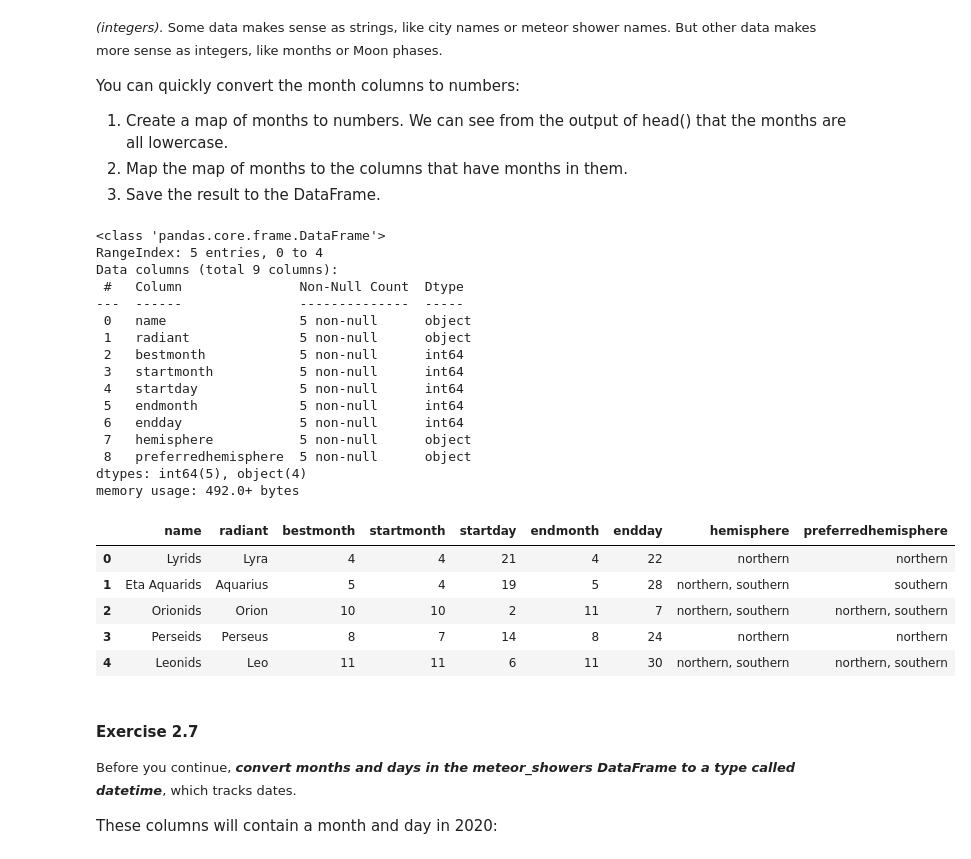
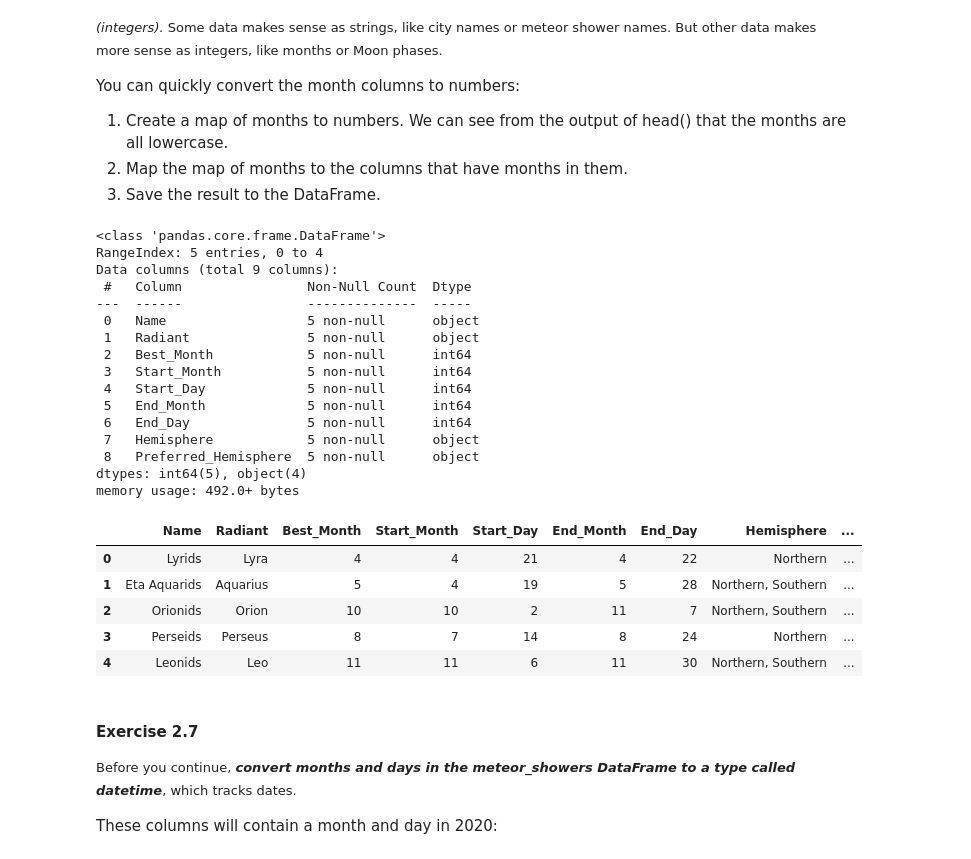
Before and after one commit to pmikaelah/Learn-Microsoft-Learning-Path-1-Explore-space-with-Python-and-Visual-Studio-Code, a Jupyter notebook: [main notebook] over-the-moon/module-2_meteor-showers/meteor-showers.ipynb, the cells around one changed output. Drawn from its saved outputs; the diff is of its cells as text; code cells hidden in the pictures.

```diff
--- a/[main notebook] over-the-moon/module-2_meteor-showers/meteor-showers.ipynb
+++ b/[main notebook] over-the-moon/module-2_meteor-showers/meteor-showers.ipynb
@@ -195,44 +206,44 @@ You can quickly convert the month columns to numbers:
 # %%
 import numpy as np
 import pandas as pd
 
 meteor_showers = pd.read_csv('data/meteorshowers.csv')
 moon_phases = pd.read_csv('data/moonphases.csv')
 constellations = pd.read_csv('data/constellations.csv')
 cities = pd.read_csv('data/cities.csv')
 
 months = {'january':1, 'february':2, 'march':3, 'april':4, 'may':5, 'june':6, 'july':7, 'august':8, 'september':9, 'october':10, 'november':11, 'december':12}
-meteor_showers.bestmonth = meteor_showers.bestmonth.map(months)
-meteor_showers.startmonth = meteor_showers.startmonth.map(months)
-meteor_showers.endmonth = meteor_showers.endmonth.map(months)
-moon_phases.month = moon_phases.month.map(months)
-constellations.bestmonth = constellations.bestmonth.map(months)
+meteor_showers.Best_Month = meteor_showers.Best_Month.map(months)
+meteor_showers.Start_Month = meteor_showers.Start_Month.map(months)
+meteor_showers.End_Month = meteor_showers.End_Month.map(months)
+moon_phases.Month = moon_phases.Month.map(months)
+constellations.Best_Month = constellations.Best_Month.map(months)
 
 meteor_showers.info()
 meteor_showers.head()
 # %% [output]
 <class 'pandas.core.frame.DataFrame'>
 RangeIndex: 5 entries, 0 to 4
 Data columns (total 9 columns):
- #   Column               Non-Null Count  Dtype
----  ------               --------------  -----
- 0   name                 5 non-null      object
- 1   radiant              5 non-null      object
- 2   bestmonth            5 non-null      int64
- 3   startmonth           5 non-null      int64
- 4   startday             5 non-null      int64
- 5   endmonth             5 non-null      int64
- 6   endday               5 non-null      int64
- 7   hemisphere           5 non-null      object
- 8   preferredhemisphere  5 non-null      object
+ #   Column                Non-Null Count  Dtype
+---  ------                --------------  -----
+ 0   Name                  5 non-null      object
+ 1   Radiant               5 non-null      object
+ 2   Best_Month            5 non-null      int64
+ 3   Start_Month           5 non-null      int64
+ 4   Start_Day             5 non-null      int64
+ 5   End_Month             5 non-null      int64
+ 6   End_Day               5 non-null      int64
+ 7   Hemisphere            5 non-null      object
+ 8   Preferred_Hemisphere  5 non-null      object
 dtypes: int64(5), object(4)
 memory usage: 492.0+ bytes
-|  | name | radiant | bestmonth | startmonth | startday | endmonth | endday | hemisphere | preferredhemisphere |
-| 0 | Lyrids | Lyra | 4 | 4 | 21 | 4 | 22 | northern | northern |
-| 1 | Eta Aquarids | Aquarius | 5 | 4 | 19 | 5 | 28 | northern, southern | southern |
-| 2 | Orionids | Orion | 10 | 10 | 2 | 11 | 7 | northern, southern | northern, southern |
-| 3 | Perseids | Perseus | 8 | 7 | 14 | 8 | 24 | northern | northern |
-| 4 | Leonids | Leo | 11 | 11 | 6 | 11 | 30 | northern, southern | northern, southern |
+|  | Name | Radiant | Best_Month | Start_Month | Start_Day | End_Month | End_Day | Hemisphere | ... |
+| 0 | Lyrids | Lyra | 4 | 4 | 21 | 4 | 22 | Northern | ... |
+| 1 | Eta Aquarids | Aquarius | 5 | 4 | 19 | 5 | 28 | Northern, Southern | ... |
+| 2 | Orionids | Orion | 10 | 10 | 2 | 11 | 7 | Northern, Southern | ... |
+| 3 | Perseids | Perseus | 8 | 7 | 14 | 8 | 24 | Northern | ... |
+| 4 | Leonids | Leo | 11 | 11 | 6 | 11 | 30 | Northern, Southern | ... |
 # %% [markdown]
 #### Exercise 2.7
 
```
Also changed, not shown: parts of 12 cells of this notebook, 5 other files.
